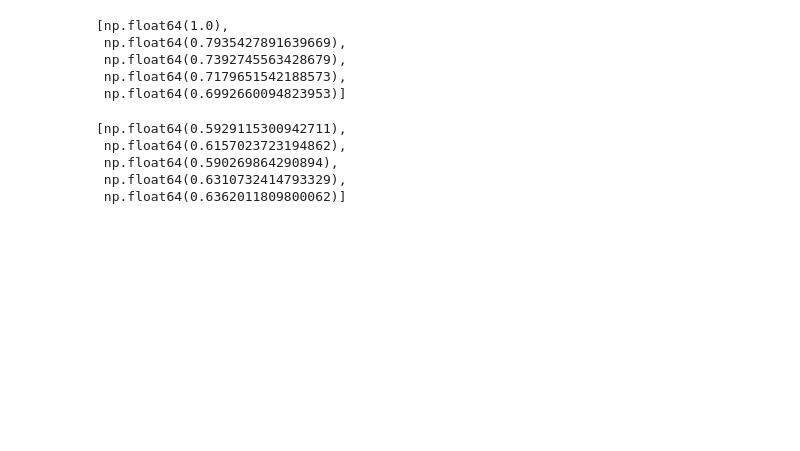
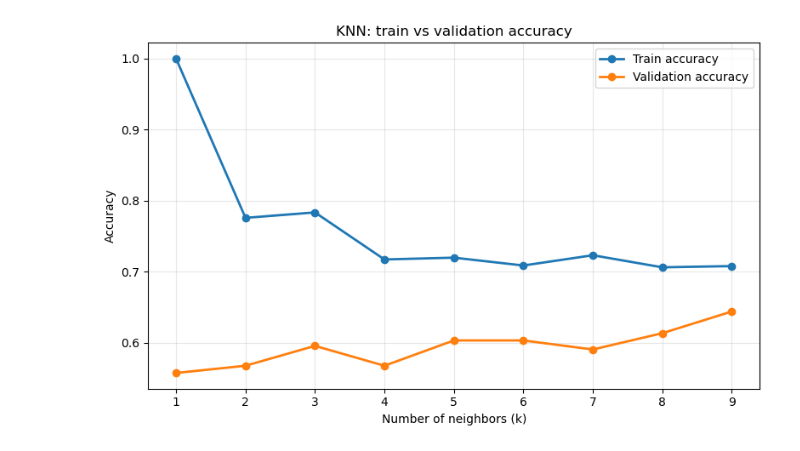
Before and after one commit to FrejaITU/2026_PDS_Whales_Also_Have_Skin_Lesions, a Jupyter notebook: src/Model evaluation/KNN.ipynb, the cells around one changed output. Drawn from its saved outputs; the diff is of its cells as text; code cells hidden in the pictures; blank space fills up the shorter version.

```diff
--- a/src/Model evaluation/KNN.ipynb
+++ b/src/Model evaluation/KNN.ipynb
@@ -10,7 +10,7 @@ import pandas as pd
 file_labels = "example_labels.csv"
 file_features = "example_features.csv"
 
-df = pd.read_csv("..\data\metadata_(for_scores).csv")
+df = pd.read_csv("..\..\data\metadata_(for_scores).csv")
 #features = pd.read_csv(file_features)
 
 # Check what's inside
@@ -36,8 +36,10 @@ df.head()
 # %%
 from sklearn.model_selection import train_test_split
 
-x = df[['melanoma_color_count','hue_variance', 'saturation_variance', 'value_variance', 'Polsby-Popper', 'mabrouk_asymmetry_score', 'avg_asymmetry_score']]
-y = df[['skin_cancer_diagnosis']]
+#x = df[['melanoma_color_count','hue_variance', 'saturation_variance',
+#        'value_variance', 'Polsby-Popper', 'mabrouk_asymmetry_score', 'avg_asymmetry_score', 'convexity_score']]
+x = df[['saturation_variance', 'mabrouk_asymmetry_score', 'convexity_score']]
+y = df['skin_cancer_diagnosis']
 x = x.dropna()
 y = y.loc[x.index]
 
@@ -59,7 +61,7 @@ train_x_scaled = scaler.transform(train_x)
 test_x_scaled = scaler.transform(test_x)
 val_x_scaled = scaler.transform(val_x)
 # %%
-n_neighbors = [1, 3, 5, 7, 9]
+n_neighbors = [1, 2, 3, 4, 5, 6, 7, 8, 9]
 # %%
 from sklearn.neighbors import KNeighborsClassifier
 from sklearn.metrics import roc_auc_score
@@ -74,19 +76,33 @@ for n in n_neighbors:
 
     auc_train.append(roc_auc_score(train_y, train_pred_knn1))
     auc_val.append(roc_auc_score(val_y, val_pred_knn1))
-# %%
-auc_train
-# %% [output]
-[np.float64(1.0),
- np.float64(0.7935427891639669),
- np.float64(0.7392745563428679),
- np.float64(0.7179651542188573),
- np.float64(0.6992660094823953)]
-# %%
-auc_val
-# %% [output]
-[np.float64(0.5929115300942711),
- np.float64(0.6157023723194862),
- np.float64(0.590269864290894),
- np.float64(0.6310732414793329),
- np.float64(0.6362011809800062)]
+# %%
+from sklearn.neighbors import KNeighborsClassifier
+import matplotlib.pyplot as plt
+
+n_neighbors = list(range(1, 10))
+train_accs = []
+val_accs = []
+
+
+for n in n_neighbors:
+    knn = KNeighborsClassifier(n_neighbors=n)
+    knn.fit(train_x, train_y)
+
+    train_accs.append(knn.score(train_x, train_y))
+    val_accs.append(knn.score(val_x, val_y))
+
+plt.figure(figsize=(8, 5))
+plt.plot(n_neighbors, train_accs, marker="o", linewidth=2, label="Train accuracy")
+plt.plot(n_neighbors, val_accs, marker="o", linewidth=2, label="Validation accuracy")
+
+plt.xlabel("Number of neighbors (k)")
+plt.ylabel("Accuracy")
+plt.title("KNN: train vs validation accuracy")
+plt.xticks(n_neighbors)
+plt.legend()
+plt.grid(alpha=0.3)
+plt.tight_layout()
+plt.show()
+# %% [output]
+[figure, added]
```
Also changed, not shown: parts of 1 cell of this notebook, 1 other file.
